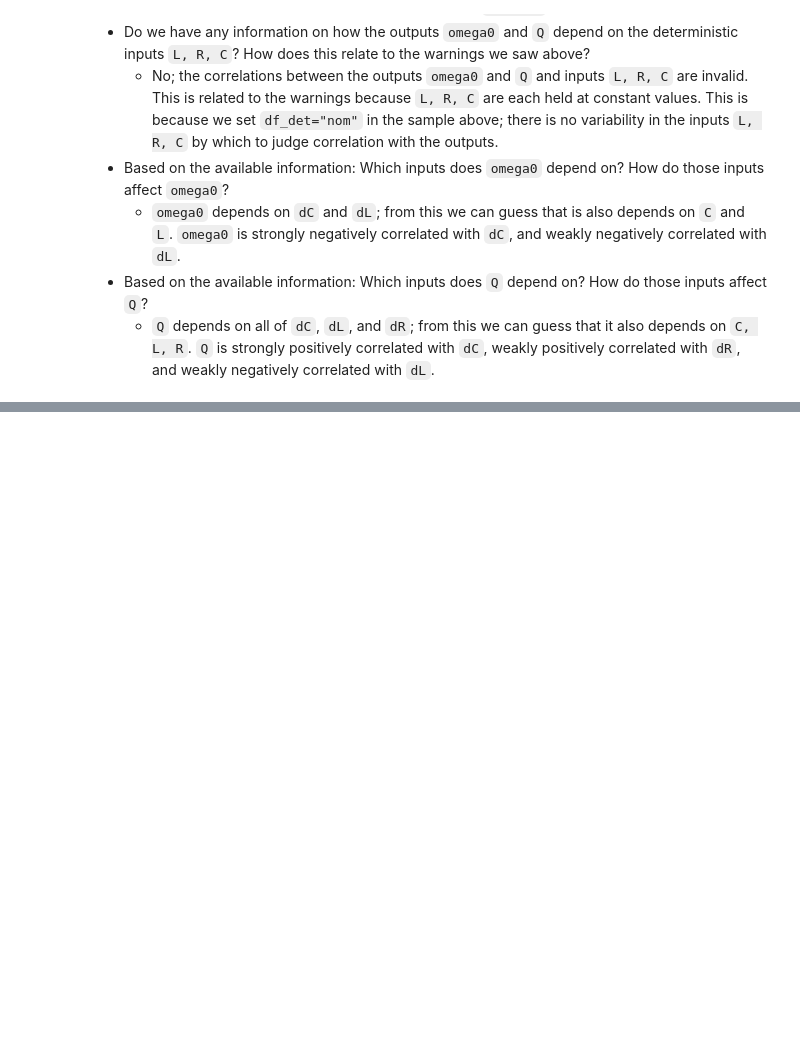
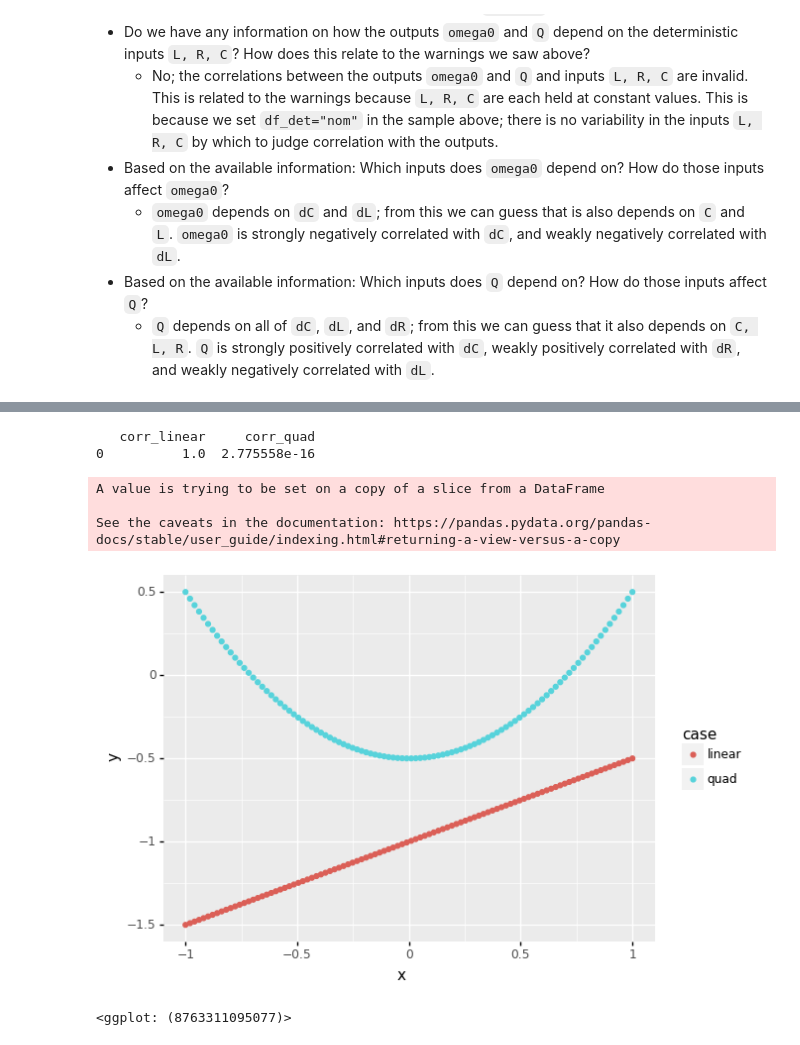
Before and after one commit to zdelrosario/evc-course, a Jupyter notebook: exercises/e-grama04-ema-master.ipynb, the cells around one changed output, grey strips where cells are left out. Saved outputs shown, nothing was run; the diff lists cells and outputs as text; code cells hidden in the pictures; blank space fills up the shorter version.

```diff
--- a/exercises/e-grama04-ema-master.ipynb
+++ b/exercises/e-grama04-ema-master.ipynb
@@ -401,0 +442,39 @@ Calling plot_corrtile....
+# %%
+## NOTE: No need to edit; run and inspect
+# Generate data
+df_example = (
+    gr.df_make(x=gr.linspace(-1, +1, 100))
+    >> gr.tf_mutate(
+        y_linear=0.5 * DF.x - 1,
+        y_quad=1.0 * DF.x**2 - 0.5,
+    )
+)
+
+# Compute correlation coefficients
+print(
+    df_example
+    >> gr.tf_summarize(
+        corr_linear=gr.corr(DF.x, DF.y_linear),
+        corr_quad=gr.corr(DF.x, DF.y_quad),
+    )
+)
+
+# Visualize
+(
+    df_example
+    >> gr.tf_pivot_longer(
+        columns=["y_linear", "y_quad"],
+        names_to=[".value", "case"],
+        names_sep="_",
+    )
+    >> gr.ggplot(gr.aes("x", "y", color="case"))
+    + gr.geom_point()
+)
+# %% [output]
+   corr_linear     corr_quad
+0          1.0  2.775558e-16
+A value is trying to be set on a copy of a slice from a DataFrame
+
+See the caveats in the documentation: https://pandas.pydata.org/pandas-docs/stable/user_guide/indexing.html#returning-a-view-versus-a-copy
+[figure, added]
+<ggplot: (8763311095077)>
```
Also changed, not shown: parts of 26 cells of this notebook.
